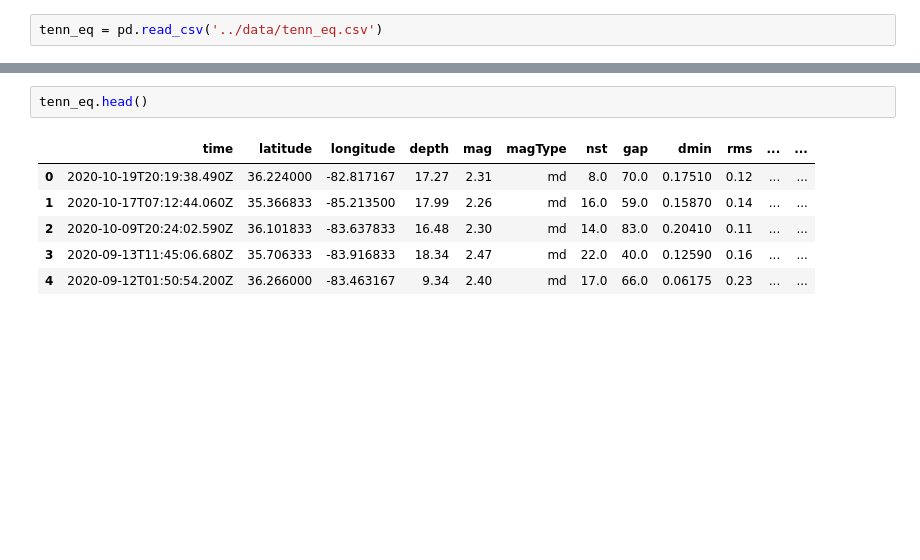
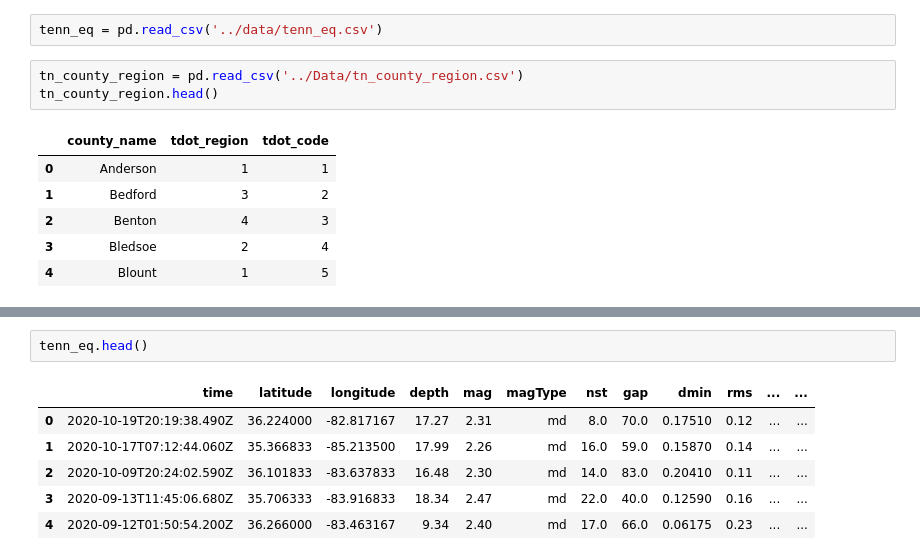
Before and after one commit to nss-data-science-cohort-4/dq3-earthquakes-fully-loaded-nachos, a Jupyter notebook: Notebooks/08_p2q1_tn_eq_by_region.ipynb, the cells around one changed output, grey strips where cells are left out. Saved outputs shown, nothing was run; the diff lists cells and outputs as text; blank space fills up the shorter version.

```diff
--- a/Notebooks/08_p2q1_tn_eq_by_region.ipynb
+++ b/Notebooks/08_p2q1_tn_eq_by_region.ipynb
@@ -11,2 +21,12 @@ pd.set_option('display.max_rows', 999)
 # %%
 tenn_eq = pd.read_csv('../data/tenn_eq.csv')
+# %%
+tn_county_region = pd.read_csv('../Data/tn_county_region.csv')
+tn_county_region.head()
+# %% [output]
+|  | county_name | tdot_region | tdot_code |
+| 0 | Anderson | 1 | 1 |
+| 1 | Bedford | 3 | 2 |
+| 2 | Benton | 4 | 3 |
+| 3 | Bledsoe | 2 | 4 |
+| 4 | Blount | 1 | 5 |
```
Also changed, not shown: parts of 29 cells of this notebook.
